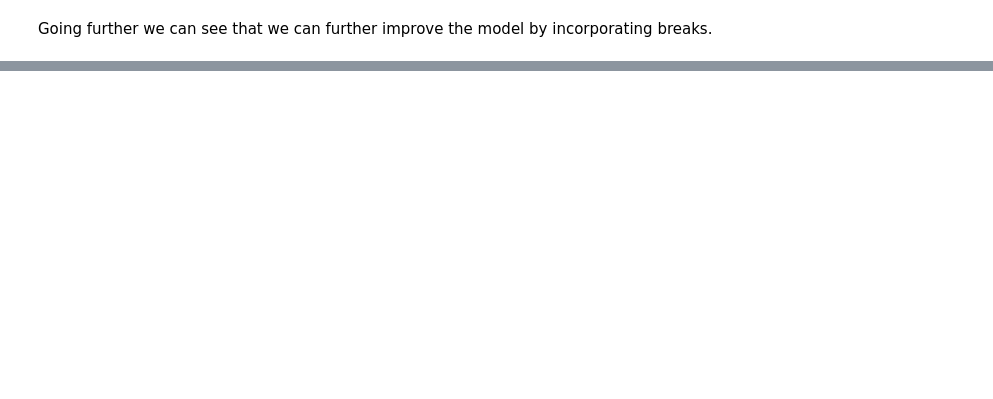
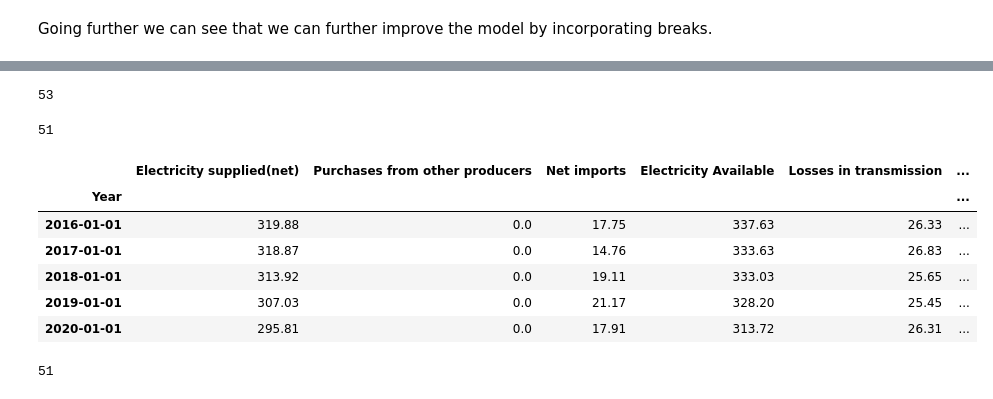
Before and after one commit to parikshitsam/time_series, a Jupyter notebook: Supply Availability and Consumption of Electricity.ipynb, the cells around one changed output, grey strips where cells are left out. Saved outputs shown, nothing was run; the diff lists cells and outputs as text; code cells hidden in the pictures; blank space fills up the shorter version.

```diff
--- a/Supply Availability and Consumption of Electricity.ipynb
+++ b/Supply Availability and Consumption of Electricity.ipynb
@@ -195,0 +216,4 @@ Going further we can see that we can further improve the model by incorporating
+# %%
+df['ts_dummy'] = df.index> pd.to_datetime("01-01-2005")
+# %%
+df['ts_dummy'] = df['ts_dummy'].astype(int)
@@ -195,0 +294,4 @@ Going further we can see that we can further improve the model by incorporating
+# %%
+df.index = pd.to_datetime(df.index, format = "%Y")
+# %%
+df = df[df.index >= pd.to_datetime('01-01-1970')]
@@ -195,0 +308,18 @@ Going further we can see that we can further improve the model by incorporating
+# %%
+len(ip_yearly)
+# %% [output]
+53
+# %%
+len(df)
+# %% [output]
+51
+# %%
+df.tail()
+# %% [output]
+|  | Electricity supplied(net) | Purchases from other producers | Net imports | Electricity Available | Losses in transmission | ... |
+| Year |  |  |  |  |  | ... |
+| 2016-01-01 | 319.88 | 0.0 | 17.75 | 337.63 | 26.33 | ... |
+| 2017-01-01 | 318.87 | 0.0 | 14.76 | 333.63 | 26.83 | ... |
+| 2018-01-01 | 313.92 | 0.0 | 19.11 | 333.03 | 25.65 | ... |
+| 2019-01-01 | 307.03 | 0.0 | 21.17 | 328.20 | 25.45 | ... |
+| 2020-01-01 | 295.81 | 0.0 | 17.91 | 313.72 | 26.31 | ... |
@@ -195,0 +328,4 @@ Going further we can see that we can further improve the model by incorporating
+# %%
+len(ip_yearly)
+# %% [output]
+51
```
Also changed, not shown: parts of 56 cells of this notebook, 11 other files.
